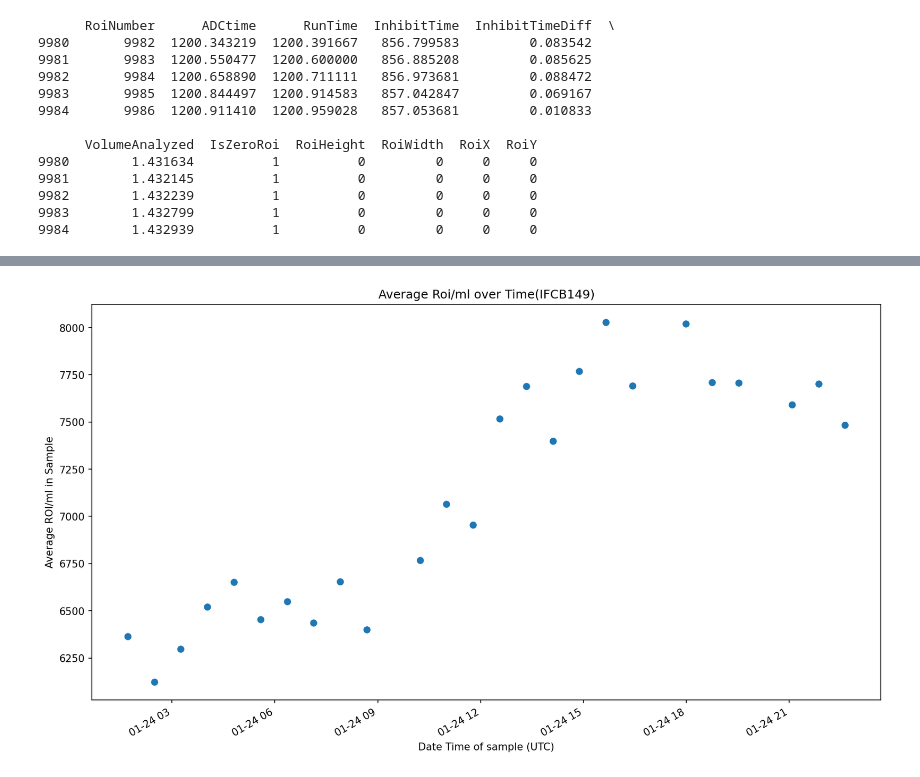
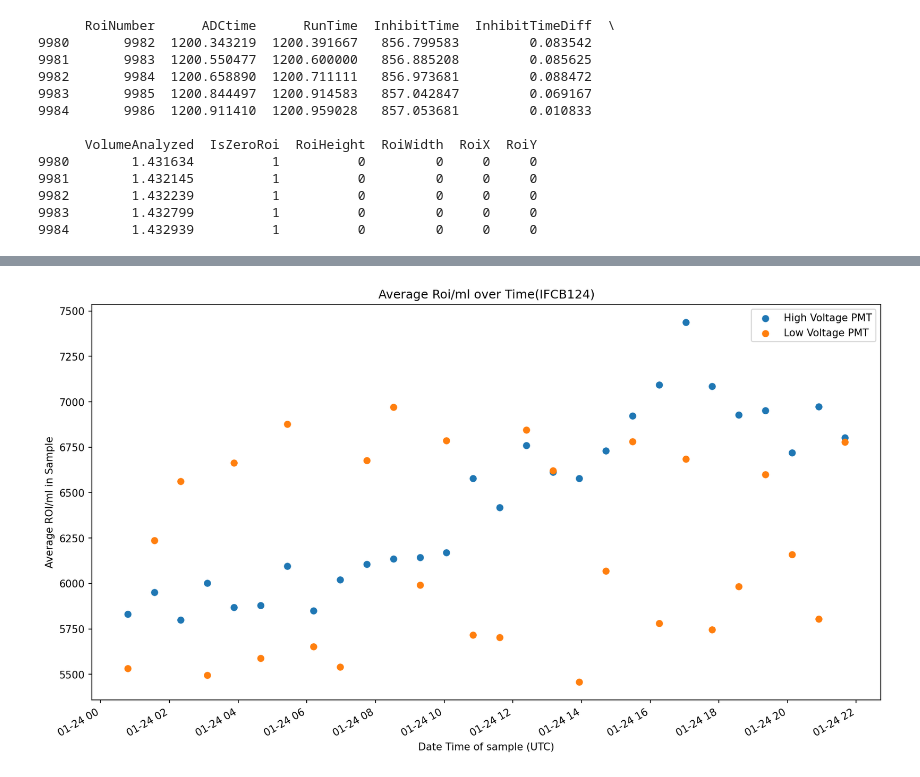
Before and after one commit to michaelstaiger/IFCBParticleSize, a Jupyter notebook: EmpyricalAnalysis/Notebooks/DilExpJata.ipynb, the cells around one changed output, grey strips where cells are left out. Drawn from its saved outputs; the diff is of its cells as text; code cells hidden in the pictures.

Commit message:
working up jata data

```diff
--- a/EmpyricalAnalysis/Notebooks/DilExpJata.ipynb
+++ b/EmpyricalAnalysis/Notebooks/DilExpJata.ipynb
@@ -80,5 +84,5 @@ plt.show()
 # %%
-data_dir = Path("../IFCBData/dilExp/jataLowV/hablab_jata_lowV/merged/IFCB149/")
+data_dir = Path("../IFCBData/dilExp/jataLowV/hablab_jata_lowV/merged/IFCB124/")
 # %%
 
 
@@ -208,6 +212,8 @@ print(testdf.loc[idx-5:idx+5])
 9173        1.246547          1          0         0     0     0
 # %%
 ## THIS IS very strange not sure what is causing this I might delete all data and redownload because there is no obvious place where this issue would happen in the code and the raw data looks okay
+# %%
+data_dir = Path("../IFCBData/dilExp/jataLowV/hablab_jata_lowV/merged/IFCB124/")
 # %%
 
 results = []  # collect per-file summaries
@@ -248,5 +254,5 @@ for csv_file in data_dir.glob("*.csv"):
     })
 
 # --- final summary dataframe ---
-avg_df = pd.DataFrame(results)
+avgLowV_df = pd.DataFrame(results)
 # %%
@@ -270,22 +276,24 @@ print(avg_df.head(n=6))
 # %%
 ## splitting out datetime
 
-avg_df["datetime_str"] = (
-    avg_df["file"]
+avgLowV_df["datetime_str"] = (
+    avgHighV_df["file"]
     .str.extract(r"D(\d{8}T\d{6})")
 )
-avg_df["datetime"] = pd.to_datetime(
-    avg_df["datetime_str"],
+avgLowV_df["datetime"] = pd.to_datetime(
+    avgHighV_df["datetime_str"],
     format="%Y%m%dT%H%M%S"
 )
 # %%
 plt.figure(figsize=(14,8), dpi = 150)
-plt.scatter(avg_df["datetime"],avg_df["avg_roi_ml"])
+plt.scatter(avgHighV_df["datetime"],avgHighV_df["avg_roi_ml"], label = "High Voltage PMT")
+plt.scatter(avgLowV_df["datetime"],avgLowV_df["avg_roi_ml"], label = "Low Voltage PMT")
 plt.xlabel("Date Time of sample (UTC)")
 plt.ylabel("Average ROI/ml in Sample")
-plt.title("Average Roi/ml over Time(IFCB149)")
+plt.title("Average Roi/ml over Time(IFCB124)")
 plt.gcf().autofmt_xdate()
-plt.savefig("../Figs/IFCB149LowVAvgRoioverTime.png")
+plt.legend()
+plt.savefig("../Figs/IFCB124AverageRoiMLOverTime.png")
 plt.show()
 # %% [output]
-[figure, old version]
+[figure, new version]
```
Also changed, not shown: parts of 7 cells of this notebook.
